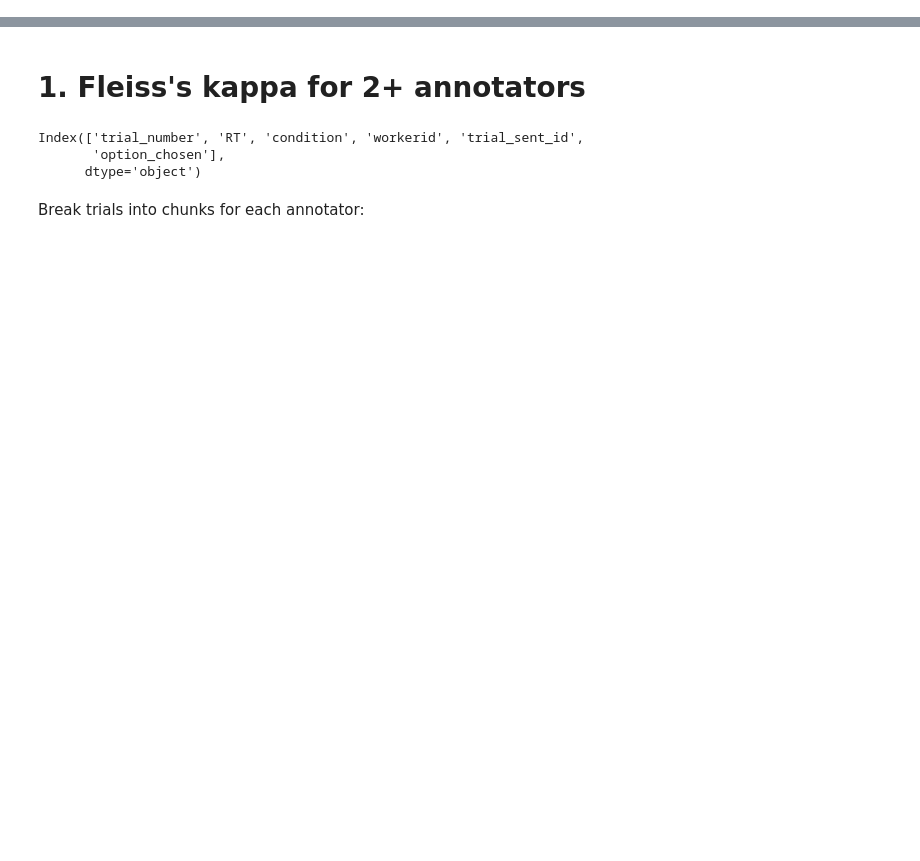
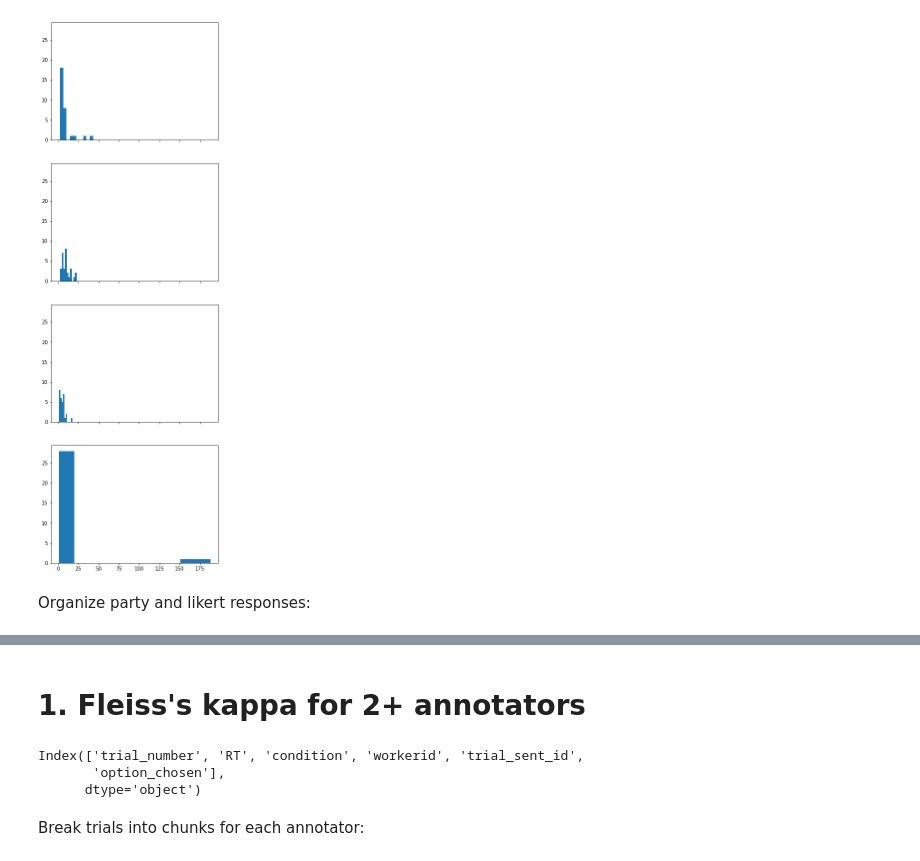
Before and after one commit to yiweiluo/GWStance, a Jupyter notebook: cc_stance/MTurk_results/Inter-annotator agreements.ipynb, the cells around one changed output, grey strips where cells are left out. Drawn from its saved outputs; the diff is of its cells as text; code cells hidden in the pictures; blank space fills up the shorter version.

```diff
--- a/cc_stance/MTurk_results/Inter-annotator agreements.ipynb
+++ b/cc_stance/MTurk_results/Inter-annotator agreements.ipynb
@@ -18,0 +60,8 @@ subject_info
+# %%
+fig,ax_list = plt.subplots(4,1,figsize=(6,20),sharey=True,sharex=True)
+for w_id in worker_ids:
+    ax_list[w_id].hist(trials_per_worker.get_group(w_id)['RT']/1000.)
+# %% [output]
+[figure, added]
+# %% [markdown]
+Organize party and likert responses:
```
Also changed, not shown: parts of 41 cells of this notebook.
